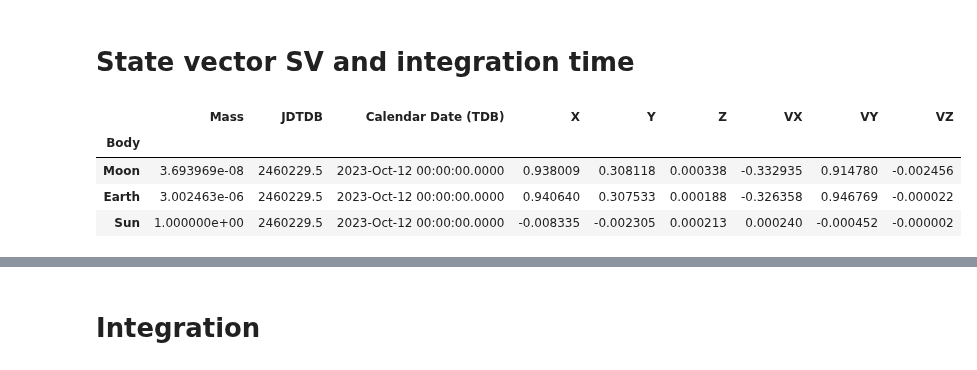
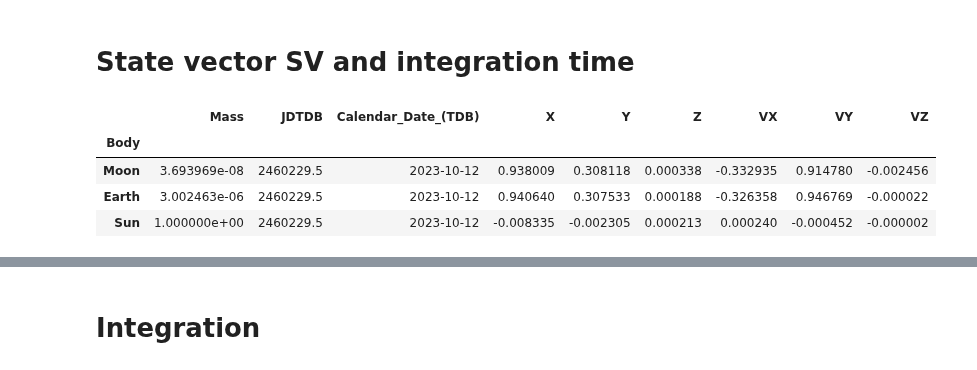
Before and after one commit to hplbrayan/Solving-ODEs, a Jupyter notebook: Eclipse forecaster/Eclipse-forecaster.ipynb, the cells around one changed output, grey strips where cells are left out. Cells and saved outputs as stored; diff of their text form; code cells hidden in the pictures.

```diff
--- a/Eclipse forecaster/Eclipse-forecaster.ipynb
+++ b/Eclipse forecaster/Eclipse-forecaster.ipynb
@@ -5,8 +5,10 @@ import matplotlib.pyplot as plt
 from matplotlib.animation import FuncAnimation
 from scipy.integrate import odeint
 from scipy.integrate import solve_ivp
+from sklearn.cluster import DBSCAN
 #%matplotlib nbagg
 %matplotlib notebook
+pd.set_option('display.max_rows', 100)
 # %% [markdown]
 To predict the occurency of an eclipse we solve the N-body problem for the three bodies Earth, Moom and Sun.
 # %%
@@ -162,16 +165,18 @@ unit of length = 149600000000.0 m
 # %%
 #Loading the data. https://ssd.jpl.nasa.gov/horizons/app.html#/
 data = pd.read_csv("Moon_Earth_Sun_SV.csv", index_col="Body")
 data.columns = data.columns.str.strip()
+data.columns = data.columns.str.replace(" ", "_")
 
-#Converting the units from km, kg and sec to ul, um and ut
+#Converting the units from km, kg and sec to ul, um and ut. And to datetime
 data[["X", "Y", "Z"]]    = data[["X", "Y", "Z"]]*km/ul
 data[["VX", "VY", "VZ"]] = data[["VX", "VY", "VZ"]]*km*ut/ul
 data[["Mass"]] = data[["Mass"]]/um
+data["Calendar_Date_(TDB)"] = pd.to_datetime(data["Calendar_Date_(TDB)"])
 data
 # %% [output]
-|  | Mass | JDTDB | Calendar Date (TDB) | X | Y | Z | VX | VY | VZ |
+|  | Mass | JDTDB | Calendar_Date_(TDB) | X | Y | Z | VX | VY | VZ |
 | Body |  |  |  |  |  |  |  |  |  |
-| Moon | 3.693969e-08 | 2460229.5 | 2023-Oct-12 00:00:00.0000 | 0.938009 | 0.308118 | 0.000338 | -0.332935 | 0.914780 | -0.002456 |
-| Earth | 3.002463e-06 | 2460229.5 | 2023-Oct-12 00:00:00.0000 | 0.940640 | 0.307533 | 0.000188 | -0.326358 | 0.946769 | -0.000022 |
-| Sun | 1.000000e+00 | 2460229.5 | 2023-Oct-12 00:00:00.0000 | -0.008335 | -0.002305 | 0.000213 | 0.000240 | -0.000452 | -0.000002 |
+| Moon | 3.693969e-08 | 2460229.5 | 2023-10-12 | 0.938009 | 0.308118 | 0.000338 | -0.332935 | 0.914780 | -0.002456 |
+| Earth | 3.002463e-06 | 2460229.5 | 2023-10-12 | 0.940640 | 0.307533 | 0.000188 | -0.326358 | 0.946769 | -0.000022 |
+| Sun | 1.000000e+00 | 2460229.5 | 2023-10-12 | -0.008335 | -0.002305 | 0.000213 | 0.000240 | -0.000452 | -0.000002 |
```
Also changed, not shown: parts of 15 cells of this notebook.
